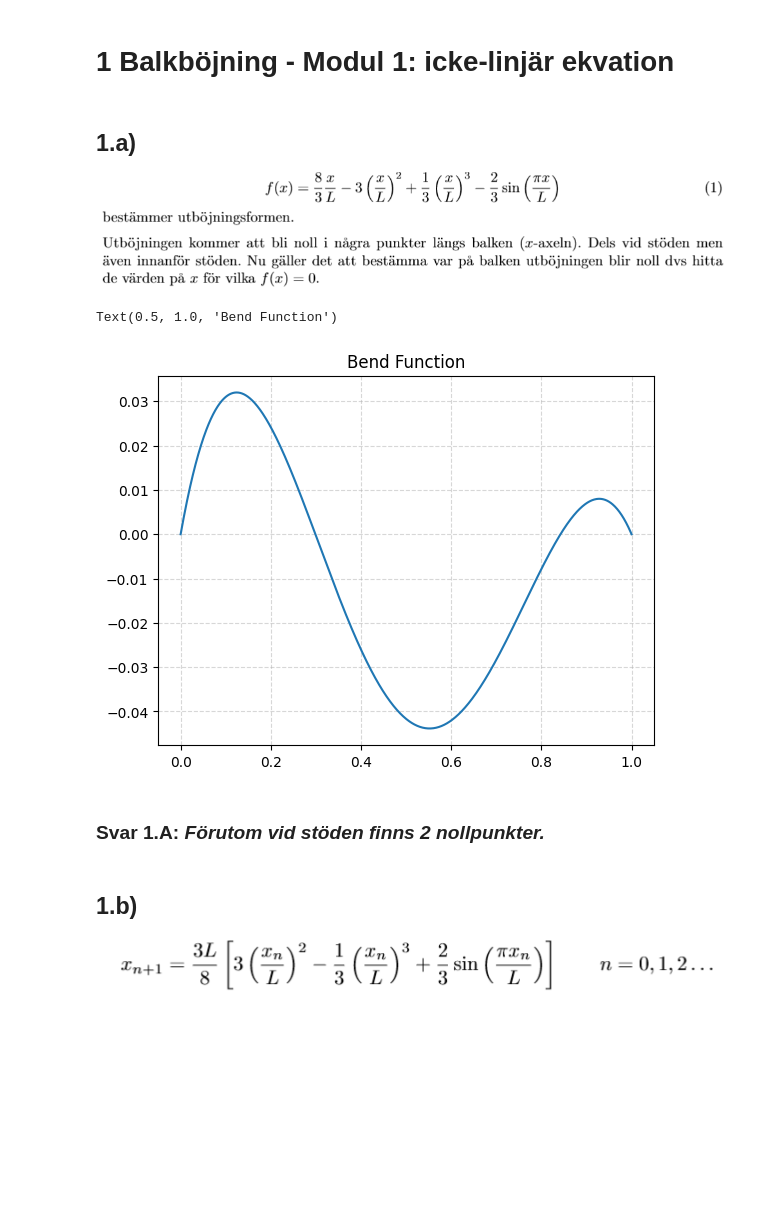
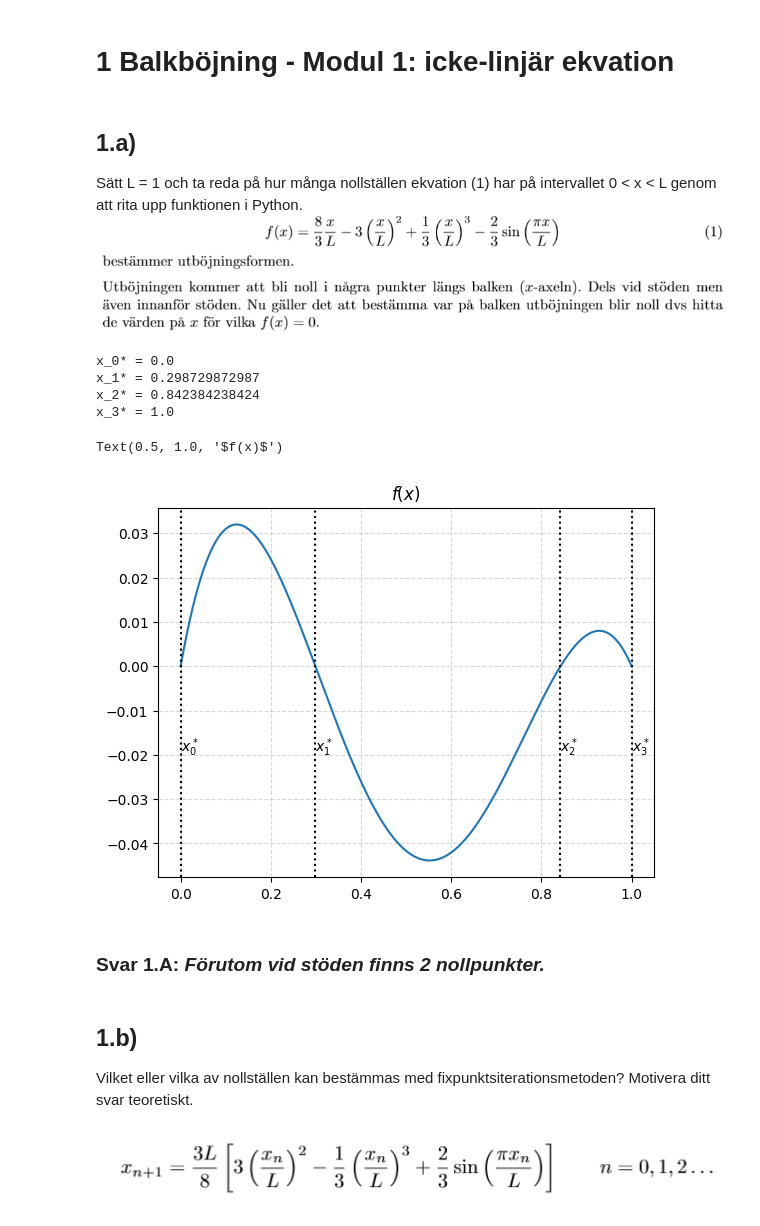
Before and after one commit to ericend/Numerical-Methods, a Jupyter notebook: LAB 1/Task1.ipynb, the cells around one changed output. Drawn from its saved outputs; the diff is of its cells as text; code cells hidden in the pictures; blank space fills up the shorter version.

```diff
--- a/LAB 1/Task1.ipynb
+++ b/LAB 1/Task1.ipynb
@@ -2,24 +2,54 @@
 # 1 Balkböjning - Modul 1: icke-linjär ekvation
 # %% [markdown]
 ## 1.a)
+Sätt L = 1 och ta reda på hur många nollställen ekvation (1) har på intervallet 0 < x < L genom att rita upp funktionen i Python.
 ![image.png](attachment:image.png)
 # %%
 import numpy as np
 from matplotlib import pyplot as plt
 
-def bend_function(x: np.ndarray, L: float = 1) -> np.ndarray:
+def bend_func(x: np.ndarray, L: float = 1) -> np.ndarray:
     return (8/3) * (x/L) - 3*(x/L)**2 + (1/3)*(x/L)**3 - (2/3)*np.sin(np.pi * x / L)
 
-x: np.ndarray = np.linspace(0, 1, 1000)
-y: np.ndarray = bend_function(x, L=1)
+def dx_bend_func(x: np.ndarray, L: float = 1) -> np.ndarray:
+    return (8/3)/L - 6*x/L**2 + x**2/L**3 - (2*np.pi/(3*L))*np.cos(np.pi * x / L)
+
+def fixed_point_func(x: float, L: float = 1) -> np.ndarray:
+    return (3 * L / 8)*( 3* (x/L) - 3 * (x / L)**2 + (1 / 3) * (x / L)**3 - (2 / 3) * np.sin(np.pi * x / L))
+
+x: np.ndarray = np.linspace(0, 1, 10000)
+y: np.ndarray = bend_func(x, L=1)
+
+zeroes: np.ndarray = x[np.abs(y) < 1e-5].round(12)
 
 plt.plot(x, y)
+i: int = 0
+for val in zeroes:
+    plt.axvline(zeroes[i], color='black', linestyle='dotted')
+    plt.annotate(
+        fr"$x_{{{i}}}^*$",
+        xy=(val, 0),
+        xytext=(0, -50),
+        textcoords="offset points",
+        ha="left",
+        va="top"
+    )
+    print(f'x_{i}* = {val}')
+    i += 1
+
 plt.grid(linestyle='--', alpha=0.5)
-plt.title("Bend Function")
+plt.title(r"$f(x)$")
 # %% [output]
-Text(0.5, 1.0, 'Bend Function')
+x_0* = 0.0
+x_1* = 0.298729872987
+x_2* = 0.842384238424
+x_3* = 1.0
+Text(0.5, 1.0, '$f(x)$')
-[figure, old version]
+[figure, new version]
 # %% [markdown]
 ###  **Svar 1.A:** *Förutom vid stöden finns 2 nollpunkter.*
 # %% [markdown]
-## 1.b) ![image.png](attachment:image.png)
+## 1.b)
+Vilket eller vilka av nollställen kan bestämmas med fixpunktsiterationsmetoden? Motivera ditt svar teoretiskt.
+
+ ![image.png](attachment:image.png)
```
Also changed, not shown: parts of 8 cells of this notebook.
